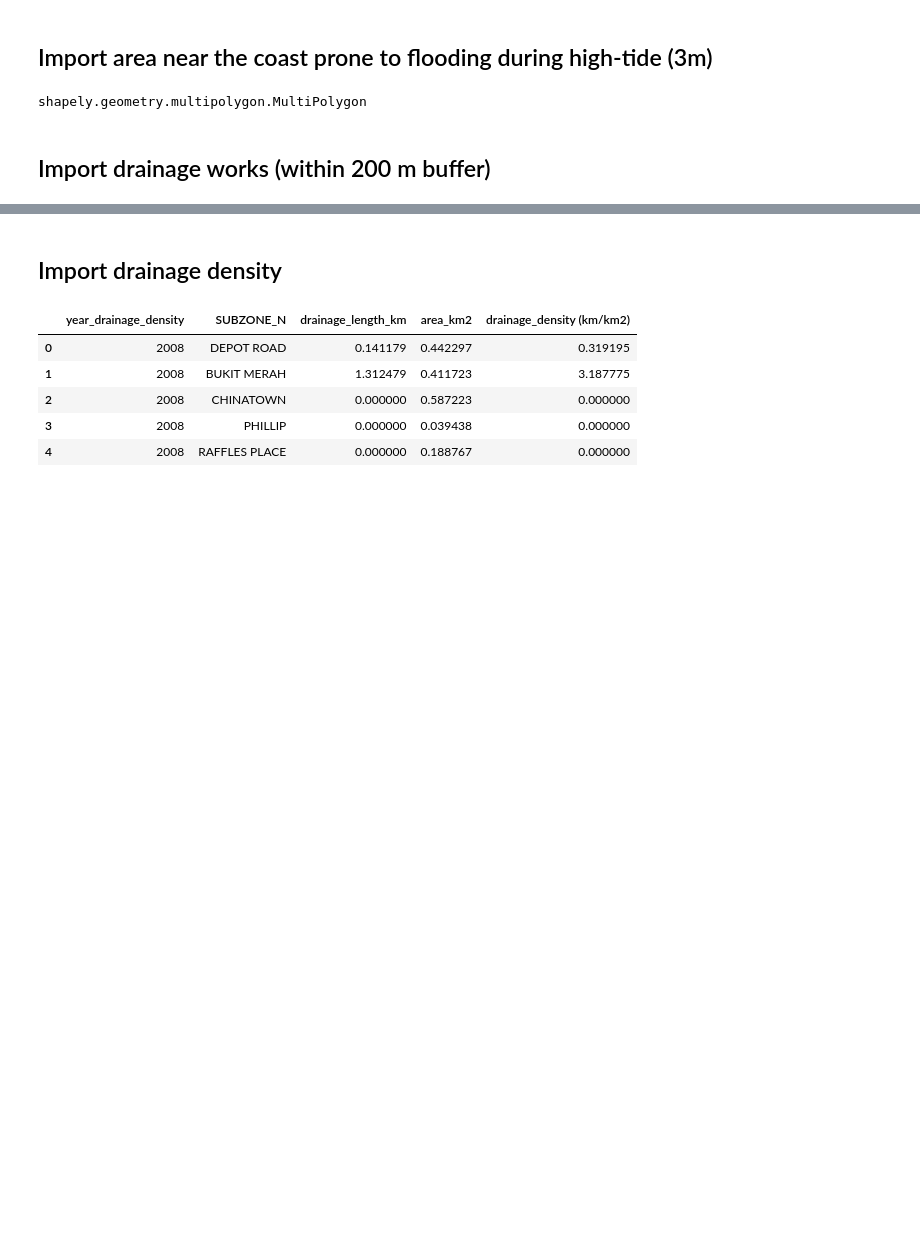
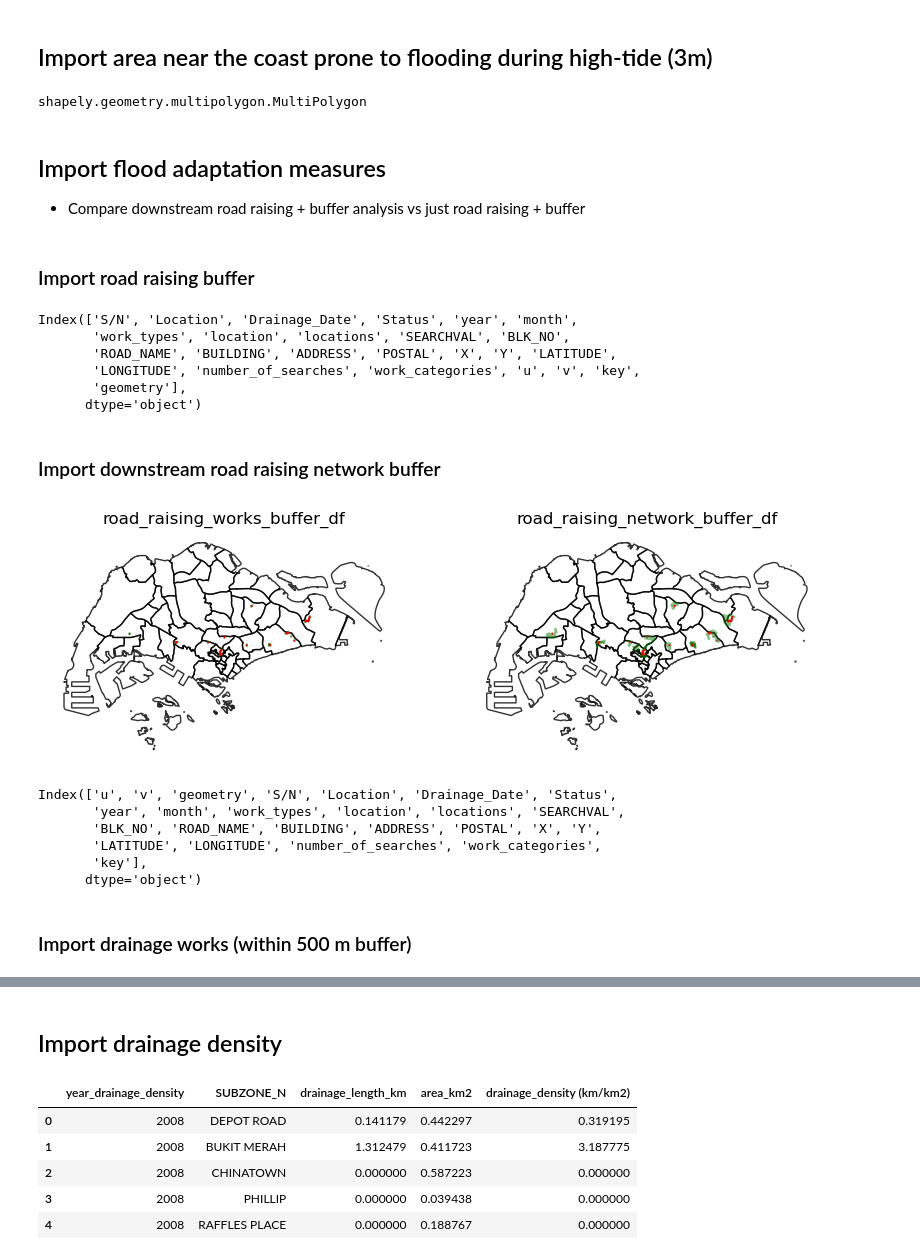
Before and after one commit to pakhuiying/property_prices_flood, a Jupyter notebook: private_property_analysis.ipynb, the cells around one changed output, grey strips where cells are left out. Drawn from its saved outputs; the diff is of its cells as text; code cells hidden in the pictures; blank space fills up the shorter version.

```diff
--- a/private_property_analysis.ipynb
+++ b/private_property_analysis.ipynb
@@ -139,6 +173,50 @@ tide_3m_polygon = Data.get_coastal_flood_prone(Data.TIDE_3M_FP)
 type(tide_3m_polygon)
 # %% [output]
 shapely.geometry.multipolygon.MultiPolygon
+# %% [markdown]
+## Import flood adaptation measures
+
+- Compare downstream road raising + buffer analysis vs just road raising + buffer
+# %% [markdown]
+### Import road raising buffer
+# %%
+road_raising_works_buffer_df = Data.get_road_raising_buffer_df(G_car, Data.DRAINAGE_WORKS_FP,
+                                                               buffer_dist=buffer)
+road_raising_works_buffer_df.columns
+# %% [output]
+Index(['S/N', 'Location', 'Drainage_Date', 'Status', 'year', 'month',
+       'work_types', 'location', 'locations', 'SEARCHVAL', 'BLK_NO',
+       'ROAD_NAME', 'BUILDING', 'ADDRESS', 'POSTAL', 'X', 'Y', 'LATITUDE',
+       'LONGITUDE', 'number_of_searches', 'work_categories', 'u', 'v', 'key',
+       'geometry'],
+      dtype='object')
+# %% [markdown]
+### Import downstream road raising network buffer
+# %%
+road_raising_network_buffer_df = Data.get_road_raising_network_buffer_df(G_car, Data.DRAINAGE_WORKS_FP,
+                                                                            reverse = False,
+                                                                            depth_limit = depth,
+                                                                            buffer_dist=buffer)
+fig, axes = plt.subplots(1,2,figsize=(10,6))
+for ax,title in zip(axes.flatten(),["road_raising_works_buffer_df","road_raising_network_buffer_df"]):
+    planningArea_shp.plot(fc="None",ec="k",alpha=0.8,ax=ax)
+    road_raising_df = Data.get_road_raising_buffer_df(G_car, Data.DRAINAGE_WORKS_FP,buffer_dist=None)
+    road_raising_df.plot(ax=ax,color="red")
+    ax.set_title(title)
+    ax.axis('off')
+
+road_raising_works_buffer_df.plot(ax=axes[0],color="green",alpha=0.5)
+road_raising_network_buffer_df.plot(ax=axes[1],color="green",alpha=0.5)
+plt.show()
+road_raising_network_buffer_df.columns
+# %% [output]
+[figure, added]
+Index(['u', 'v', 'geometry', 'S/N', 'Location', 'Drainage_Date', 'Status',
+       'year', 'month', 'work_types', 'location', 'locations', 'SEARCHVAL',
+       'BLK_NO', 'ROAD_NAME', 'BUILDING', 'ADDRESS', 'POSTAL', 'X', 'Y',
+       'LATITUDE', 'LONGITUDE', 'number_of_searches', 'work_categories',
+       'key'],
+      dtype='object')
 # %% [markdown]
-## Import drainage works (within 200 m buffer)
+### Import drainage works (within 500 m buffer)
 # %%
```
Also changed, not shown: parts of 31 cells of this notebook, 7 other files.
